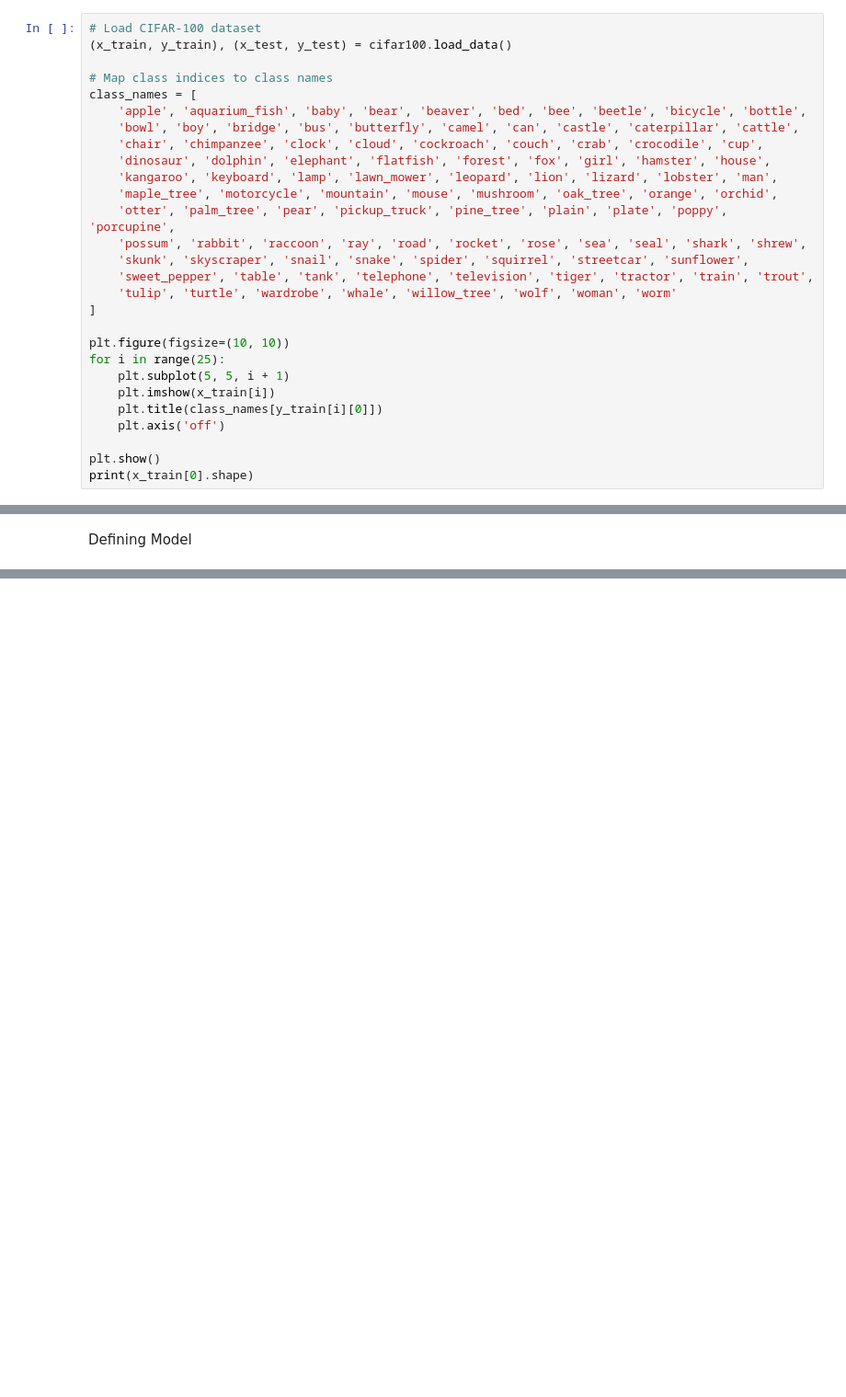
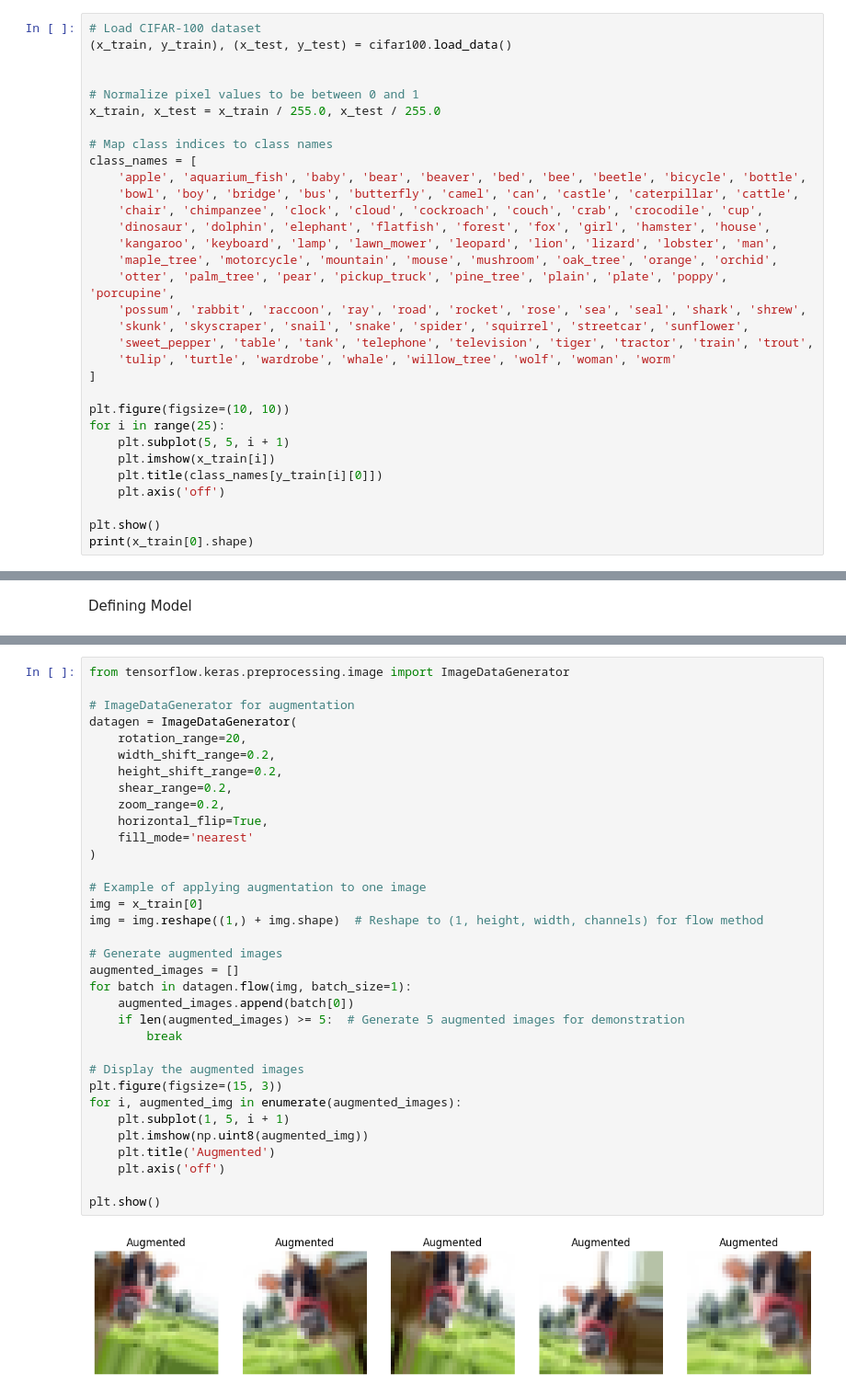
Before and after one commit to sfatimazahra/ML-Image-Classification-using-CIFAR-100, a Jupyter notebook: TransferLearningResNet.ipynb, the cells around one changed output, grey strips where cells are left out. Shown: that part at 92% size. Saved outputs shown, nothing was run; the diff lists cells and outputs as text; blank space fills up the shorter version.

```diff
--- a/TransferLearningResNet.ipynb
+++ b/TransferLearningResNet.ipynb
@@ -39,6 +21,10 @@ Defining classes
 # %%
 # Load CIFAR-100 dataset
 (x_train, y_train), (x_test, y_test) = cifar100.load_data()
+
+
+# Normalize pixel values to be between 0 and 1
+x_train, x_test = x_train / 255.0, x_test / 255.0
 
 # Map class indices to class names
 class_names = [
@@ -134,0 +142,36 @@ Best Test Accuracy (Training from Scratch): 0.4374000132083893
+# %%
+from tensorflow.keras.preprocessing.image import ImageDataGenerator
+
+# ImageDataGenerator for augmentation
+datagen = ImageDataGenerator(
+    rotation_range=20,
+    width_shift_range=0.2,
+    height_shift_range=0.2,
+    shear_range=0.2,
+    zoom_range=0.2,
+    horizontal_flip=True,
+    fill_mode='nearest'
+)
+
+# Example of applying augmentation to one image
+img = x_train[0]
+img = img.reshape((1,) + img.shape)  # Reshape to (1, height, width, channels) for flow method
+
+# Generate augmented images
+augmented_images = []
+for batch in datagen.flow(img, batch_size=1):
+    augmented_images.append(batch[0])
+    if len(augmented_images) >= 5:  # Generate 5 augmented images for demonstration
+        break
+
+# Display the augmented images
+plt.figure(figsize=(15, 3))
+for i, augmented_img in enumerate(augmented_images):
+    plt.subplot(1, 5, i + 1)
+    plt.imshow(np.uint8(augmented_img))
+    plt.title('Augmented')
+    plt.axis('off')
+
+plt.show()
+# %% [output]
+[figure, added]
```
Also changed, not shown: parts of 23 cells of this notebook.
